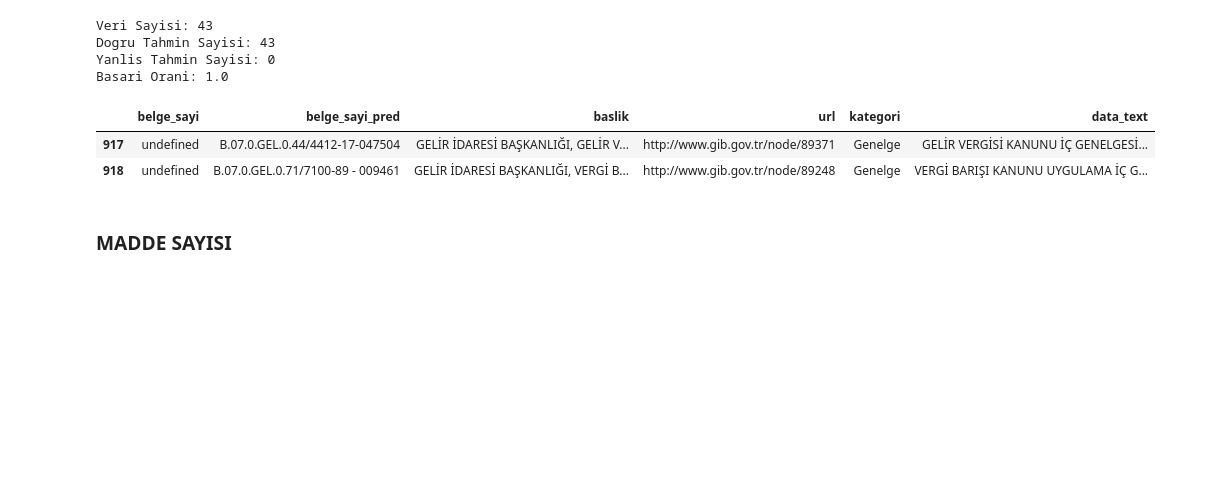
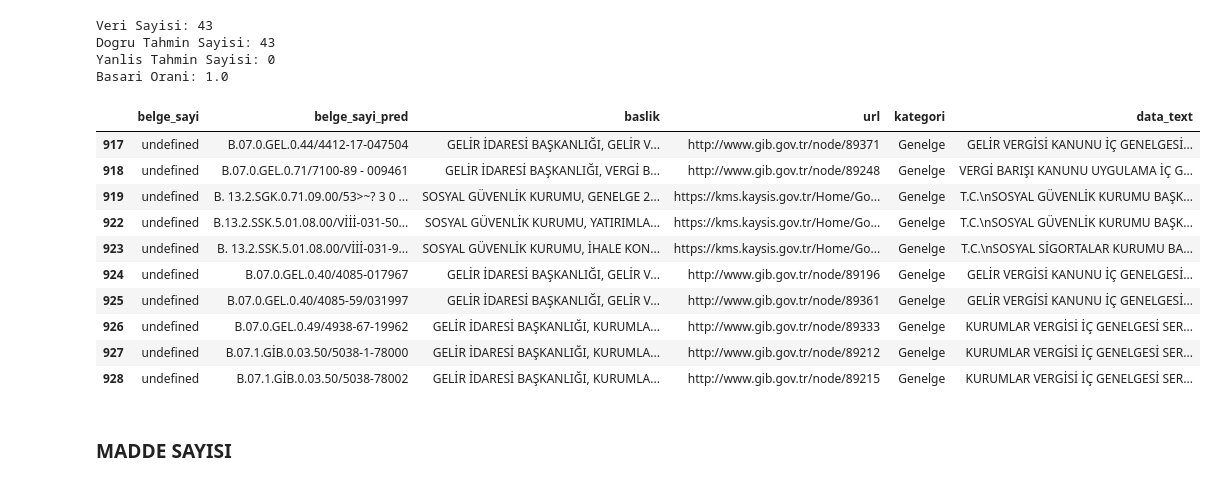
Before and after one commit to L2-Regulasyon/Teknofest2022, a Jupyter notebook: notebook/teknofest_anil.ipynb, the cells around one changed output. Cells and saved outputs as stored; diff of their text form; code cells hidden in the pictures; blank space fills up the shorter version.

```diff
--- a/notebook/teknofest_anil.ipynb
+++ b/notebook/teknofest_anil.ipynb
@@ -98,13 +100,21 @@ Basari Orani: 1.0
 # %%
 show_false_predictions(input_df=df,
                        feature_extractor=belge_sayisi_extractor,
                        cols=["baslik", "url", "kategori", "data_text"],
                        include_na=True,
-                       first_n=2)
+                       first_n=10)
 # %% [output]
 |  | belge_sayi | belge_sayi_pred | baslik | url | kategori | data_text |
 | 917 | undefined | B.07.0.GEL.0.44/4412-17-047504 | GELİR İDARESİ BAŞKANLIĞI, GELİR V... | http://www.gib.gov.tr/node/89371 | Genelge | GELİR VERGİSİ KANUNU İÇ GENELGESİ... |
 | 918 | undefined | B.07.0.GEL.0.71/7100-89 - 009461 | GELİR İDARESİ BAŞKANLIĞI, VERGİ B... | http://www.gib.gov.tr/node/89248 | Genelge | VERGİ BARIŞI KANUNU UYGULAMA İÇ G... |
+| 919 | undefined | B. 13.2.SGK.0.71.09.00/53>~? 3 0 ... | SOSYAL GÜVENLİK KURUMU, GENELGE 2... | https://kms.kaysis.gov.tr/Home/Go... | Genelge | T.C.\nSOSYAL GÜVENLİK KURUMU BAŞK... |
+| 922 | undefined | B.13.2.SSK.5.01.08.00/Vİİİ-031-50... | SOSYAL GÜVENLİK KURUMU, YATIRIMLA... | https://kms.kaysis.gov.tr/Home/Go... | Genelge | T.C.\nSOSYAL GÜVENLİK KURUMU BAŞK... |
+| 923 | undefined | B. 13.2.SSK.5.01.08.00/Vİİİ-031-9... | SOSYAL GÜVENLİK KURUMU, İHALE KON... | https://kms.kaysis.gov.tr/Home/Go... | Genelge | T.C.\nSOSYAL SİGORTALAR KURUMU BA... |
+| 924 | undefined | B.07.0.GEL.0.40/4085-017967 | GELİR İDARESİ BAŞKANLIĞI, GELİR V... | http://www.gib.gov.tr/node/89196 | Genelge | GELİR VERGİSİ KANUNU İÇ GENELGESİ... |
+| 925 | undefined | B.07.0.GEL.0.40/4085-59/031997 | GELİR İDARESİ BAŞKANLIĞI, GELİR V... | http://www.gib.gov.tr/node/89361 | Genelge | GELİR VERGİSİ KANUNU İÇ GENELGESİ... |
+| 926 | undefined | B.07.0.GEL.0.49/4938-67-19962 | GELİR İDARESİ BAŞKANLIĞI, KURUMLA... | http://www.gib.gov.tr/node/89333 | Genelge | KURUMLAR VERGİSİ İÇ GENELGESİ SER... |
+| 927 | undefined | B.07.1.GİB.0.03.50/5038-1-78000 | GELİR İDARESİ BAŞKANLIĞI, KURUMLA... | http://www.gib.gov.tr/node/89212 | Genelge | KURUMLAR VERGİSİ İÇ GENELGESİ SER... |
+| 928 | undefined | B.07.1.GİB.0.03.50/5038-78002 | GELİR İDARESİ BAŞKANLIĞI, KURUMLA... | http://www.gib.gov.tr/node/89215 | Genelge | KURUMLAR VERGİSİ İÇ GENELGESİ SER... |
 # %% [markdown]
 ### MADDE SAYISI
 # %%
```
Also changed, not shown: parts of 9 cells of this notebook, 8 other files.
